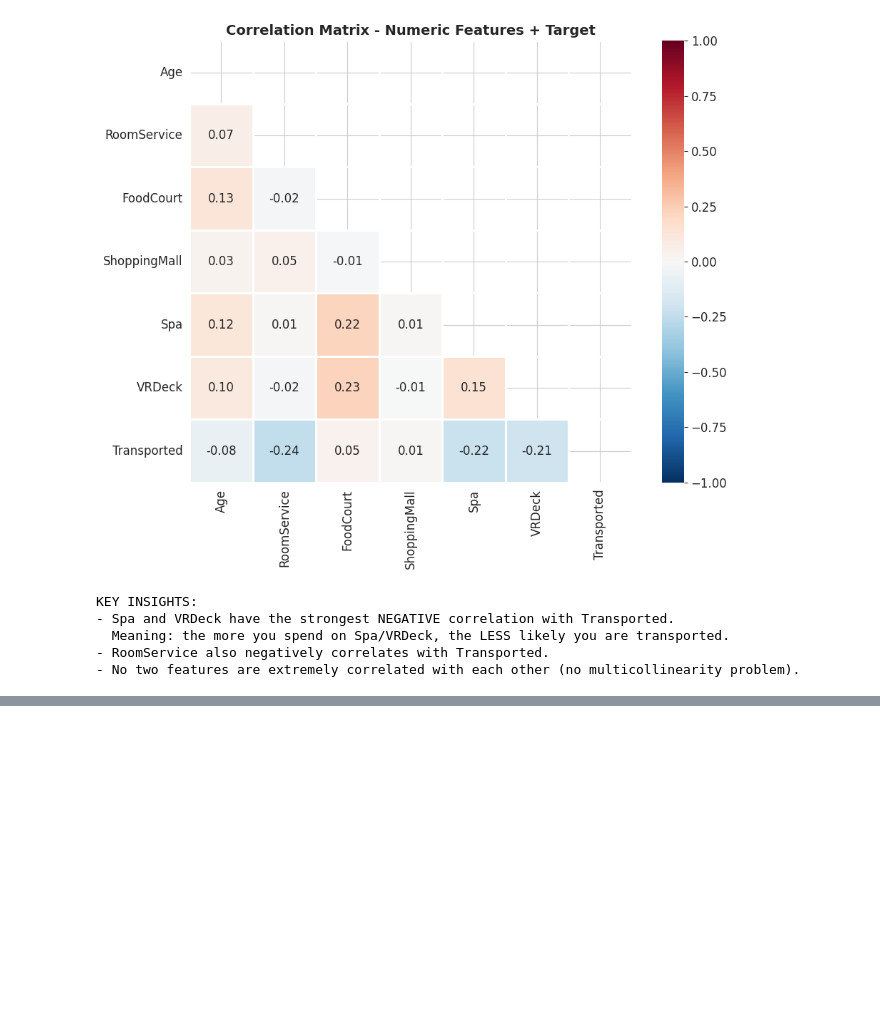
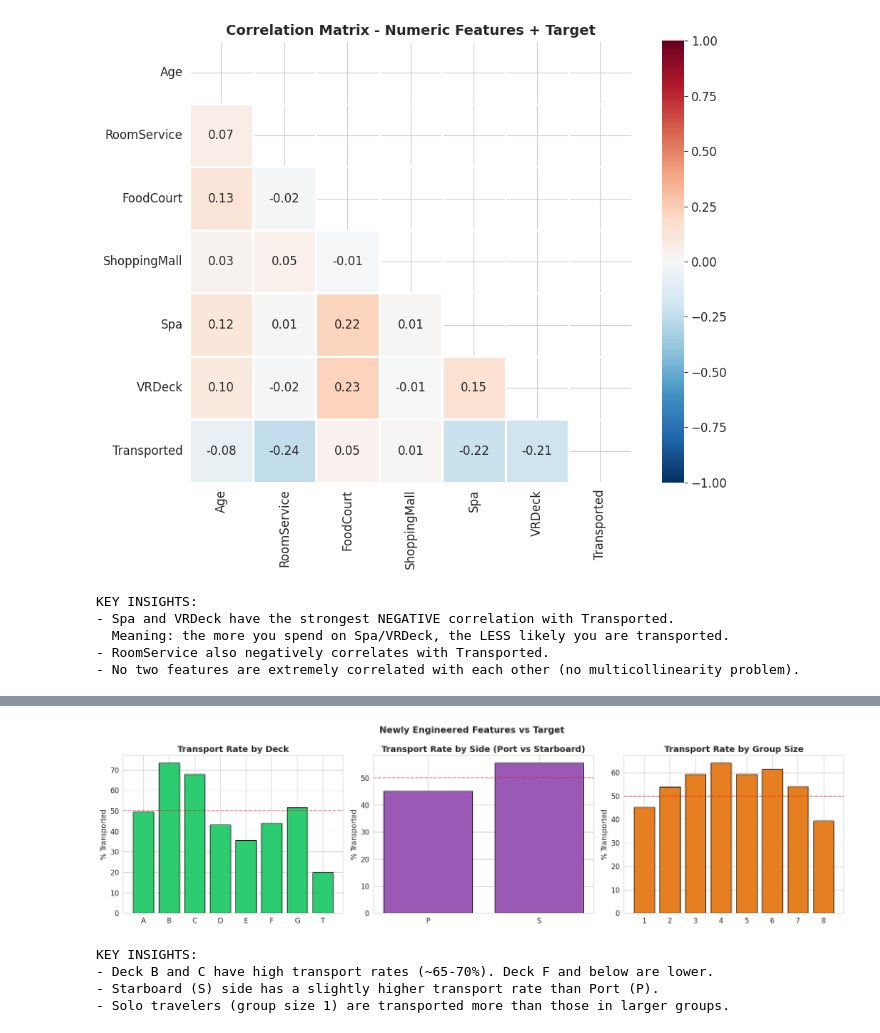
Before and after one commit to sneha-rangole/Machine-Learning-with-Patient-Drug-Data, a Jupyter notebook: spaceship-titanic-complete-machine-learning.ipynb, the cells around one changed output, grey strips where cells are left out. Cells and saved outputs as stored; diff of their text form; code cells hidden in the pictures; blank space fills up the shorter version.

```diff
--- a/spaceship-titanic-complete-machine-learning.ipynb
+++ b/spaceship-titanic-complete-machine-learning.ipynb
@@ -356,0 +435,41 @@ KEY INSIGHTS:
+# %%
+# Visualize the new features
+fig, axes = plt.subplots(1, 3, figsize=(18, 5))
+
+# Deck vs Transported
+deck_rate = train.groupby('Deck')['Transported'].mean().sort_index()
+axes[0].bar(deck_rate.index.astype(str), deck_rate.values * 100, color='#2ecc71', edgecolor='black')
+axes[0].set_title('Transport Rate by Deck', fontweight='bold')
+axes[0].set_ylabel('% Transported')
+axes[0].axhline(y=50, color='red', linestyle='--', alpha=0.5)
+
+# Side vs Transported
+side_rate = train.groupby('Side')['Transported'].mean()
+axes[1].bar(side_rate.index.astype(str), side_rate.values * 100, color='#9b59b6', edgecolor='black')
+axes[1].set_title('Transport Rate by Side (Port vs Starboard)', fontweight='bold')
+axes[1].set_ylabel('% Transported')
+axes[1].axhline(y=50, color='red', linestyle='--', alpha=0.5)
+
+# Group size vs Transported
+group_rate = train.groupby('GroupSize')['Transported'].mean()
+axes[2].bar(group_rate.index.astype(str), group_rate.values * 100, color='#e67e22', edgecolor='black')
+axes[2].set_title('Transport Rate by Group Size', fontweight='bold')
+axes[2].set_ylabel('% Transported')
+axes[2].axhline(y=50, color='red', linestyle='--', alpha=0.5)
+
+plt.suptitle('Newly Engineered Features vs Target', fontsize=15, fontweight='bold')
+plt.tight_layout()
+plt.savefig('chart_06_engineered_features.png', dpi=150, bbox_inches='tight')
+plt.show()
+# %% [output]
+[figure, added]
+# %%
+print("KEY INSIGHTS:")
+print("- Deck B and C have high transport rates (~65-70%). Deck F and below are lower.")
+print("- Starboard (S) side has a slightly higher transport rate than Port (P).")
+print("- Solo travelers (group size 1) are transported more than those in larger groups.")
+# %% [output]
+KEY INSIGHTS:
+- Deck B and C have high transport rates (~65-70%). Deck F and below are lower.
+- Starboard (S) side has a slightly higher transport rate than Port (P).
+- Solo travelers (group size 1) are transported more than those in larger groups.
```
Also changed, not shown: parts of 7 cells of this notebook.
